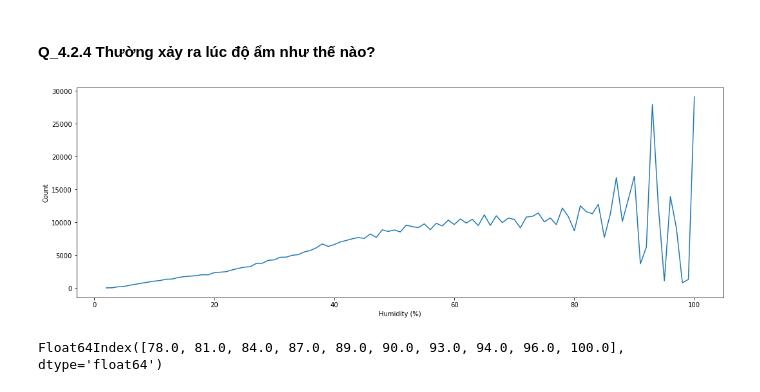
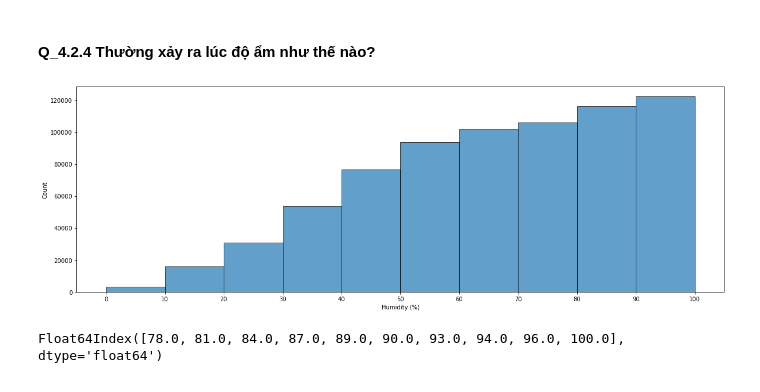
Before and after one commit to NguyenLam05200/FinalProject, a Jupyter notebook: Traffic_Accident_US.ipynb, the cells around one changed output. Cells and saved outputs as stored; diff of their text form; code cells hidden in the pictures.

```diff
--- a/Traffic_Accident_US.ipynb
+++ b/Traffic_Accident_US.ipynb
@@ -526,11 +526,12 @@ Như vậy, đa số các vụ tai nạn xảy ra trong điều kiện nhiệt
 Theo công thức <b>độ C = (F - 32)/1.8</b> thì là từ 15 độ C đến khoảng 25 độ C
 # %% [markdown]
 #### Q_4.2.4 Thường xảy ra lúc độ ẩm như thế nào?
-# %%
-humidity_serious = data_serious["Humidity(%)"].value_counts()
-humidity_serious.sort_index().plot.line(xlabel=r"Humidity (%)",
-                                   ylabel=r"Count",
-                                   figsize=(18,6));
-# %% [output]
-[figure, removed]
+# %%
+humidity_serious = data_serious["Humidity(%)"]
+plt.hist(humidity_serious, bins = np.linspace(0, 100, 11), ec='black', alpha = 0.7)
+plt.ylabel('Count')
+plt.xlabel('Humidity (%)')
+plt.xticks(range(0, 101, 10));
+# %% [output]
+[figure, added]
 # %%
```
Also changed, not shown: parts of 13 cells of this notebook.
